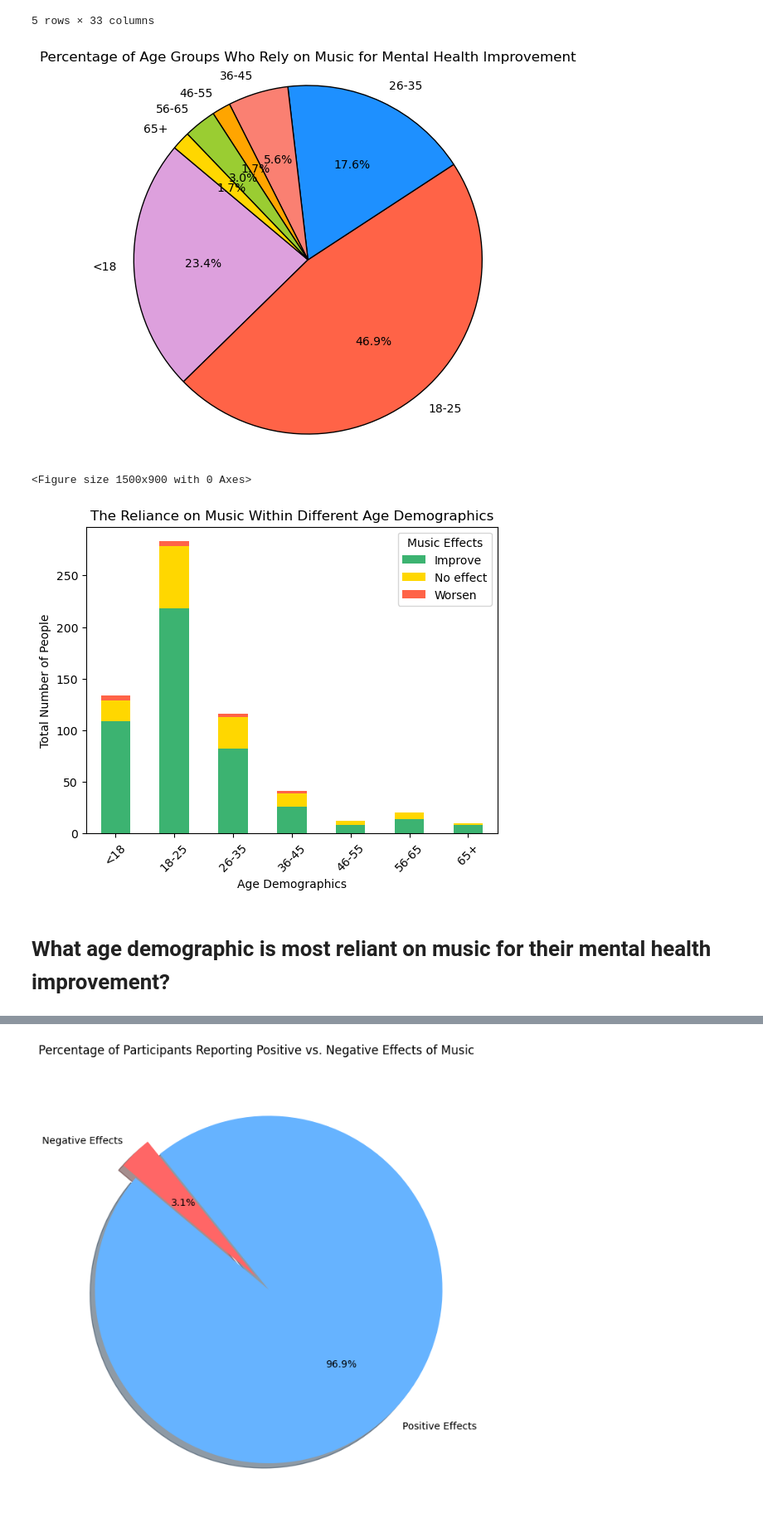
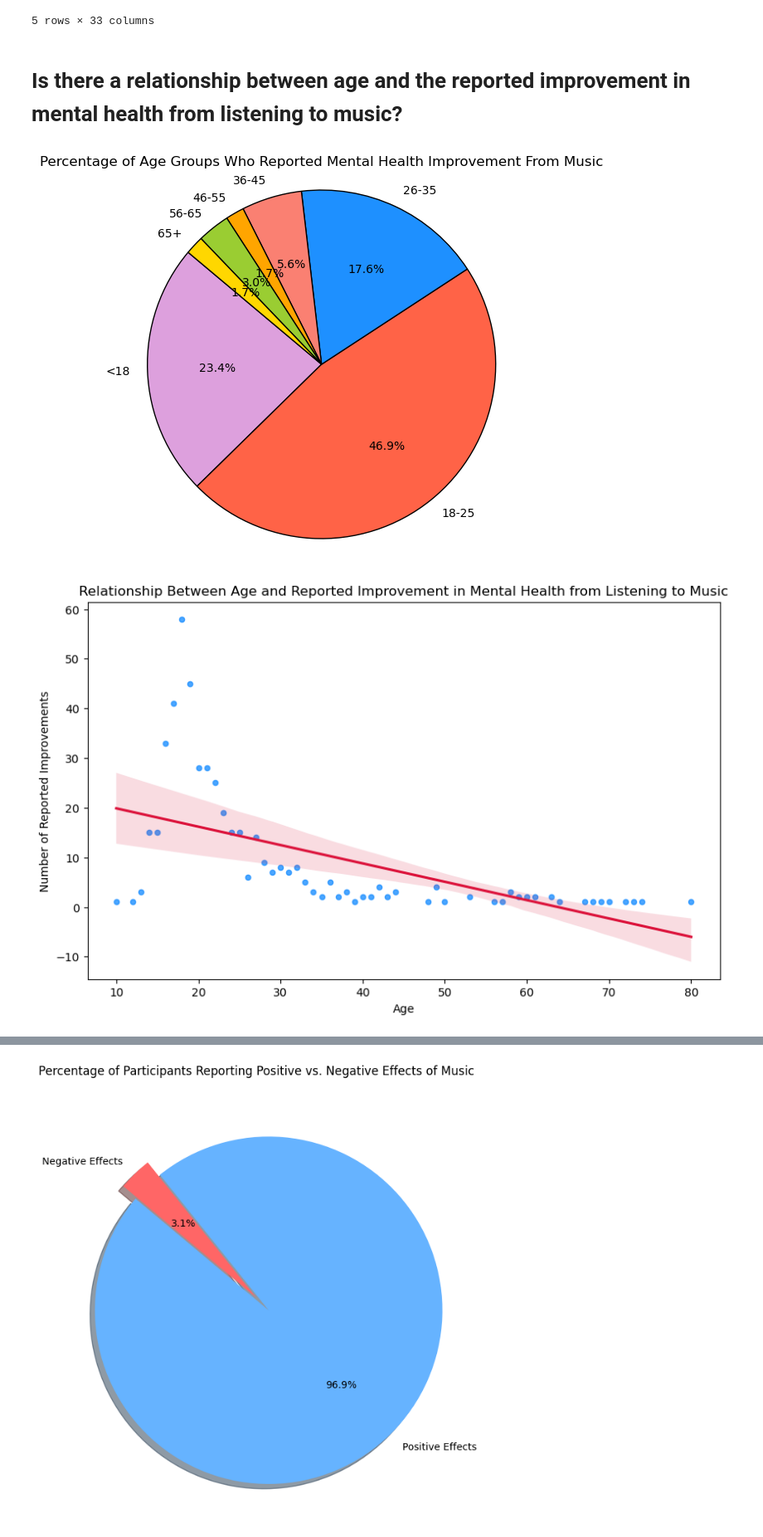
Before and after one commit to karinaahumada01/project-1, a Jupyter notebook: mxmh_main_analysis.ipynb, the cells around one changed output, grey strips where cells are left out. Shown: that part at 83% size. Saved outputs shown, nothing was run; the diff lists cells and outputs as text; code cells hidden in the pictures.

```diff
--- a/mxmh_main_analysis.ipynb
+++ b/mxmh_main_analysis.ipynb
@@ -76,61 +76,54 @@ mxmh_clean_df.head()
 | 5 | 8/27/2022 21:56:50 | 18.0 | Spotify | 5.0 | Yes | Yes | Yes | ... |
 | 6 | 8/27/2022 22:00:29 | 18.0 | YouTube Music | 3.0 | Yes | Yes | No | ... |
 5 rows × 33 columns
+# %% [markdown]
+# Is there a relationship between age and the reported improvement in mental health from listening to music?
 # %%
 
 #1 Pie Chart: Percentage of different age demographics who report using music for mental health improvement
 # Define age bins and labels
 bins = [0, 18, 25, 35, 45, 55, 65, 100]  # Defining the age ranges
 labels = ['<18', '18-25', '26-35', '36-45', '46-55', '56-65', '65+']
 
 mxmh_clean_df = mxmh_clean_df.copy()
 
 # Create a new column 'Age Group' with the age bins
 mxmh_clean_df['Age Group'] = pd.cut(mxmh_clean_df['Age'], bins=bins, labels=labels, right=False)
 
 # Filter dataset to include only rows where 'Music effects' is 'Improve'
 improvement_mxmh_df = mxmh_clean_df[mxmh_clean_df['Music effects'] == 'Improve']
 
 # Count the number of people in each age group who rely on music for mental health improvement
 age_group_counts = improvement_mxmh_df['Age Group'].value_counts().sort_index()
 
 custom_colors=['plum', 'tomato', 'dodgerblue', 'salmon', 'orange', 'yellowgreen', 'gold']
 
 # Plotting the pie chart
 plt.figure(figsize=(8, 6))
 plt.pie(age_group_counts, labels=age_group_counts.index, autopct='%1.1f%%', startangle=140, wedgeprops={'edgecolor': 'black'},
         colors=custom_colors)
-plt.title('Percentage of Age Groups Who Rely on Music for Mental Health Improvement')
+plt.title('Percentage of Age Groups Who Reported Mental Health Improvement From Music')
 plt.axis('equal')
 plt.show()
 # %% [output]
-[figure, old version]
+[figure, new version]
 # %%
-#1: Stacked Bar Chart: To visualize the proportion of reliance on music within different age demographics.
-
-bins = [0, 18, 25, 35, 45, 55, 65, 100]
-labels = ['<18', '18-25', '26-35', '36-45', '46-55', '56-65', '65+']
-
-mxmh_clean_df = mxmh_clean_df.copy()
+#1: Linear Regression Plot: To visualize the proportion of improvement from music within different age demographics.
 
 
-mxmh_clean_df['Age Group'] = pd.cut(mxmh_clean_df['Age'], bins=bins, labels=labels, right=False)
+# Filter data to include only rows where music improves mental health ('Improve' in 'Music effects')
+improve_mxmh_df = mxmh_clean_df[mxmh_clean_df['Music effects'] == 'Improve']
 
-# Group the data by 'Age Group' and 'Music effects' to get the count for each combination
-age_music_reliance_count = mxmh_clean_df.groupby(['Age Group', 'Music effects'], observed=False).size().unstack(fill_value=0)
+# Calculate the total number of reported improvements for each age
+age_improvement_count = improve_mxmh_df.groupby('Age').size().reset_index(name='Improvement Count')
 
-custom_colors = ['mediumseagreen','gold','tomato']
-
-plt.figure(figsize=(15, 9))
-age_music_reliance_count.plot(kind='bar', stacked=True, color=custom_colors)
-plt.title('The Reliance on Music Within Different Age Demographics')
-plt.xlabel('Age Demographics')
-plt.ylabel('Total Number of People')
-plt.legend(title='Music Effects')
-plt.xticks(rotation=45)
+# Plotting the linear regression plot
+plt.figure(figsize=(10, 6))
+sns.regplot(x='Age', y='Improvement Count', data=age_improvement_counts, scatter_kws={'s': 20, 'color':'dodgerblue'},
+            line_kws={'color': 'crimson'})
+plt.title('Relationship Between Age and Reported Improvement in Mental Health from Listening to Music')
+plt.xlabel('Age')
+plt.ylabel('Number of Reported Improvements')
 plt.show()
 # %% [output]
-<Figure size 1500x900 with 0 Axes>
-[figure, old version]
+[figure, new version]
-# %% [markdown]
-# What age demographic is most reliant on music for their mental health improvement?
```
Also changed, not shown: parts of 13 cells of this notebook.
